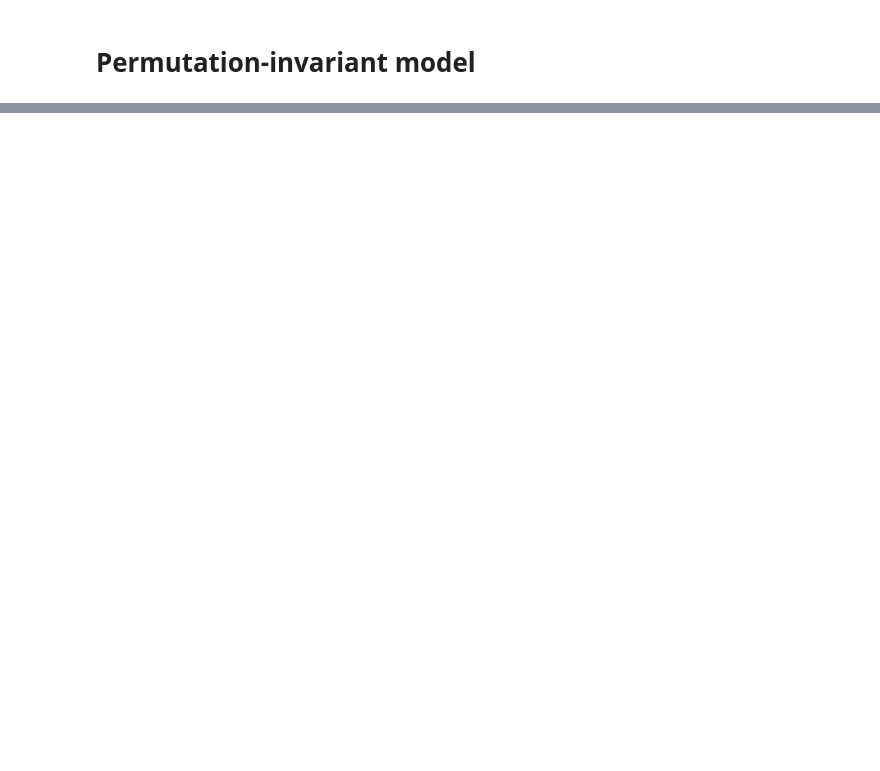
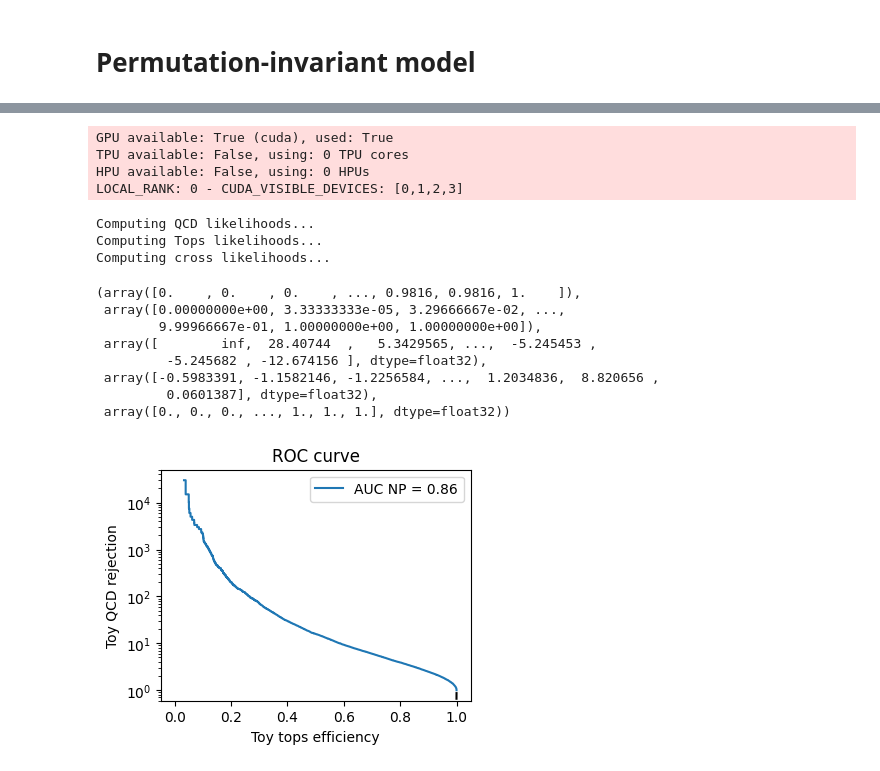
Before and after one commit to dfaroughy/SyntheticJets, a Jupyter notebook: GPT_SyntheticJets.ipynb, the cells around one changed output, grey strips where cells are left out. Drawn from its saved outputs; the diff is of its cells as text; code cells hidden in the pictures; blank space fills up the shorter version.

```diff
--- a/GPT_SyntheticJets.ipynb
+++ b/GPT_SyntheticJets.ipynb
@@ -1345,0 +41,9 @@ KeyboardInterrupt:
+# %%
+tops_gpt2.predict_output = 'jet_binned'
+
+prompts = torch.full((N, 1), tops_gpt2.start_token, dtype=torch.long, device=tops_gpt2.device)
+prompt_dataloadeer = DataLoader(prompts, batch_size=1024, shuffle=False)
+
+generator = L.Trainer(accelerator="gpu", devices=1)
+jets_binned = generator.predict(tops_gpt2, dataloaders=prompt_dataloadeer)
+tops_jets_binned = torch.cat(jets_binned, dim=0)
@@ -1345,0 +94,13 @@ KeyboardInterrupt:
+# %%
+import torch
+from torch.utils.data import DataLoader
+import pytorch_lightning as L
+
+qcd_gpt2.predict_output = 'jet_sequence'
+
+prompts = torch.full((N, 1), qcd_gpt2.start_token, dtype=torch.long, device=qcd_gpt2.device)
+prompt_dataloadeer = DataLoader(prompts, batch_size=1024, shuffle=False)
+
+generator = L.Trainer(accelerator="gpu", devices=1)
+seq = generator.predict(qcd_gpt2, dataloaders=prompt_dataloadeer)
+qcd_seq = torch.cat(seq, dim=0)
@@ -1345,0 +113,14 @@ KeyboardInterrupt:
+# %%
+tops_gpt2.predict_output = 'jet_sequence'
+
+prompts = torch.full((N, 1), tops_gpt2.start_token, dtype=torch.long, device=tops_gpt2.device)
+prompt_dataloadeer = DataLoader(prompts, batch_size=1024, shuffle=False)
+
+generator = L.Trainer(accelerator="gpu", devices=1)
+seq = generator.predict(tops_gpt2, dataloaders=prompt_dataloadeer)
+tops_seq = torch.cat(seq, dim=0)
+# %% [output]
+GPU available: True (cuda), used: True
+TPU available: False, using: 0 TPU cores
+HPU available: False, using: 0 HPUs
+LOCAL_RANK: 0 - CUDA_VISIBLE_DEVICES: [0,1,2,3]
@@ -1345,0 +228,22 @@ KeyboardInterrupt:
+# %%
+plot_likelihood_ratio_roc(
+    qcd_model=qcd_gpt2,
+    tops_model=tops_gpt2,
+    qcd_seq=qcd_seq,     # shape (N, D)
+    tops_seq=tops_seq,   # shape (M, D)
+    batch_size=256,
+    device="cuda"
+)
+# %% [output]
+Computing QCD likelihoods...
+Computing Tops likelihoods...
+Computing cross likelihoods...
+(array([0.    , 0.    , 0.    , ..., 0.9816, 0.9816, 1.    ]),
+ array([0.00000000e+00, 3.33333333e-05, 3.29666667e-02, ...,
+        9.99966667e-01, 1.00000000e+00, 1.00000000e+00]),
+ array([        inf,  28.40744  ,   5.3429565, ...,  -5.245453 ,
+         -5.245682 , -12.674156 ], dtype=float32),
+ array([-0.5983391, -1.1582146, -1.2256584, ...,  1.2034836,  8.820656 ,
+         0.0601387], dtype=float32),
+ array([0., 0., 0., ..., 1., 1., 1.], dtype=float32))
+[figure, added]
```
Also changed, not shown: parts of 45 cells of this notebook, 9 other files.
